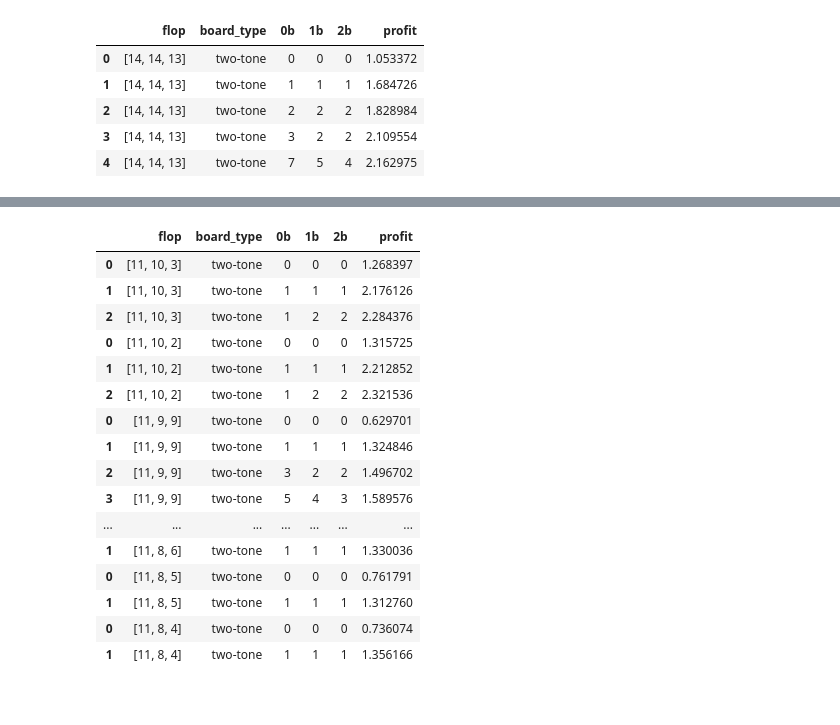
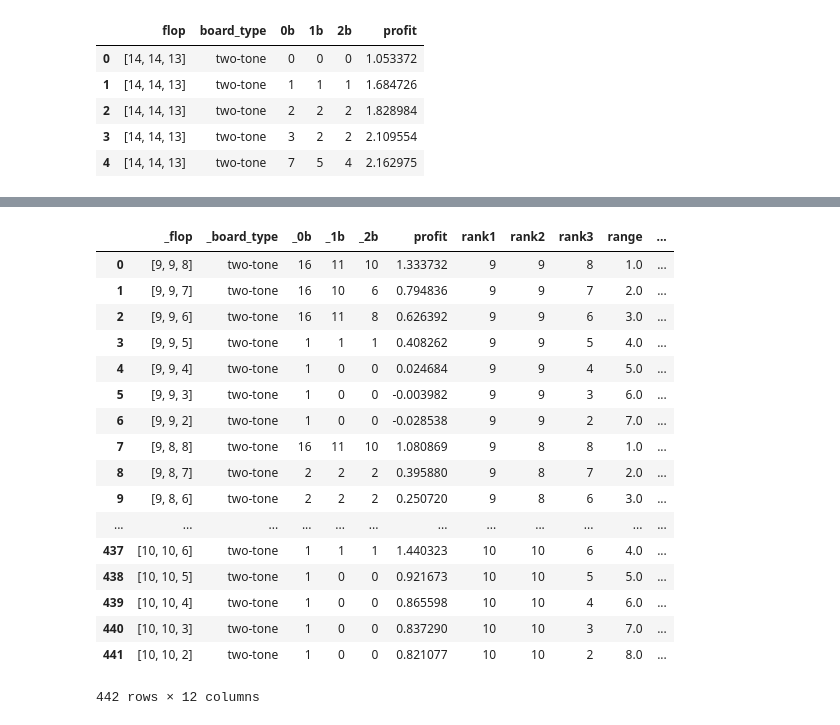
Before and after one commit to Peter-32/perfect_flop_poker, a Jupyter notebook: notebooks/2.Explore_Results.ipynb, the cells around one changed output, grey strips where cells are left out. Cells and saved outputs as stored; diff of their text form; code cells hidden in the pictures.

```diff
--- a/notebooks/2.Explore_Results.ipynb
+++ b/notebooks/2.Explore_Results.ipynb
@@ -64,20 +55,35 @@ AttributeError: 'AxesSubplot' object has no attribute 'show'
-# %%
-df.iloc[860:]
-# %% [output]
-|  | flop | board_type | 0b | 1b | 2b | profit |
-| 0 | [11, 10, 3] | two-tone | 0 | 0 | 0 | 1.268397 |
-| 1 | [11, 10, 3] | two-tone | 1 | 1 | 1 | 2.176126 |
-| 2 | [11, 10, 3] | two-tone | 1 | 2 | 2 | 2.284376 |
-| 0 | [11, 10, 2] | two-tone | 0 | 0 | 0 | 1.315725 |
-| 1 | [11, 10, 2] | two-tone | 1 | 1 | 1 | 2.212852 |
-| 2 | [11, 10, 2] | two-tone | 1 | 2 | 2 | 2.321536 |
-| 0 | [11, 9, 9] | two-tone | 0 | 0 | 0 | 0.629701 |
-| 1 | [11, 9, 9] | two-tone | 1 | 1 | 1 | 1.324846 |
-| 2 | [11, 9, 9] | two-tone | 3 | 2 | 2 | 1.496702 |
-| 3 | [11, 9, 9] | two-tone | 5 | 4 | 3 | 1.589576 |
-| ... | ... | ... | ... | ... | ... | ... |
-| 1 | [11, 8, 6] | two-tone | 1 | 1 | 1 | 1.330036 |
-| 0 | [11, 8, 5] | two-tone | 0 | 0 | 0 | 0.761791 |
-| 1 | [11, 8, 5] | two-tone | 1 | 1 | 1 | 1.312760 |
-| 0 | [11, 8, 4] | two-tone | 0 | 0 | 0 | 0.736074 |
-| 1 | [11, 8, 4] | two-tone | 1 | 1 | 1 | 1.356166 |
+# %%
+df2.columns = ["_flop", "_board_type", "_0b", "_1b", "_2b", "profit", "temp", "temp2"]
+df2.drop(["temp", "temp2"], axis=1, inplace=True)
+# %%
+df2["rank1"] = df2["_flop"].apply(lambda x: x.replace("[","").replace("]","").split(",")[0]).astype(int)
+df2["rank2"] = df2["_flop"].apply(lambda x: x.replace("[","").replace("]","").split(",")[1]).astype(int)
+df2["rank3"] = df2["_flop"].apply(lambda x: x.replace("[","").replace("]","").split(",")[2]).astype(int)
+# %%
+def val_difference_from_val(val1, val2):
+    return val1 - val2
+
+df2['range'] = df2[["rank1", "rank3"]].apply(lambda x: val_difference_from_val(*x), axis=1).astype(float)
+df2['top_range'] = df2[["rank1", "rank2"]].apply(lambda x: val_difference_from_val(*x), axis=1).astype(float)
+df2['bottom_range'] = df2[["rank2", "rank3"]].apply(lambda x: val_difference_from_val(*x), axis=1).astype(float)
+# %%
+df2
+# %% [output]
+|  | _flop | _board_type | _0b | _1b | _2b | profit | rank1 | rank2 | rank3 | range | ... |
+| 0 | [9, 9, 8] | two-tone | 16 | 11 | 10 | 1.333732 | 9 | 9 | 8 | 1.0 | ... |
+| 1 | [9, 9, 7] | two-tone | 16 | 10 | 6 | 0.794836 | 9 | 9 | 7 | 2.0 | ... |
+| 2 | [9, 9, 6] | two-tone | 16 | 11 | 8 | 0.626392 | 9 | 9 | 6 | 3.0 | ... |
+| 3 | [9, 9, 5] | two-tone | 1 | 1 | 1 | 0.408262 | 9 | 9 | 5 | 4.0 | ... |
+| 4 | [9, 9, 4] | two-tone | 1 | 0 | 0 | 0.024684 | 9 | 9 | 4 | 5.0 | ... |
+| 5 | [9, 9, 3] | two-tone | 1 | 0 | 0 | -0.003982 | 9 | 9 | 3 | 6.0 | ... |
+| 6 | [9, 9, 2] | two-tone | 1 | 0 | 0 | -0.028538 | 9 | 9 | 2 | 7.0 | ... |
+| 7 | [9, 8, 8] | two-tone | 16 | 11 | 10 | 1.080869 | 9 | 8 | 8 | 1.0 | ... |
+| 8 | [9, 8, 7] | two-tone | 2 | 2 | 2 | 0.395880 | 9 | 8 | 7 | 2.0 | ... |
+| 9 | [9, 8, 6] | two-tone | 2 | 2 | 2 | 0.250720 | 9 | 8 | 6 | 3.0 | ... |
+| ... | ... | ... | ... | ... | ... | ... | ... | ... | ... | ... | ... |
+| 437 | [10, 10, 6] | two-tone | 1 | 1 | 1 | 1.440323 | 10 | 10 | 6 | 4.0 | ... |
+| 438 | [10, 10, 5] | two-tone | 1 | 0 | 0 | 0.921673 | 10 | 10 | 5 | 5.0 | ... |
+| 439 | [10, 10, 4] | two-tone | 1 | 0 | 0 | 0.865598 | 10 | 10 | 4 | 6.0 | ... |
+| 440 | [10, 10, 3] | two-tone | 1 | 0 | 0 | 0.837290 | 10 | 10 | 3 | 7.0 | ... |
+| 441 | [10, 10, 2] | two-tone | 1 | 0 | 0 | 0.821077 | 10 | 10 | 2 | 8.0 | ... |
+442 rows × 12 columns
```
Also changed, not shown: parts of 4 cells of this notebook, 1 other file.
